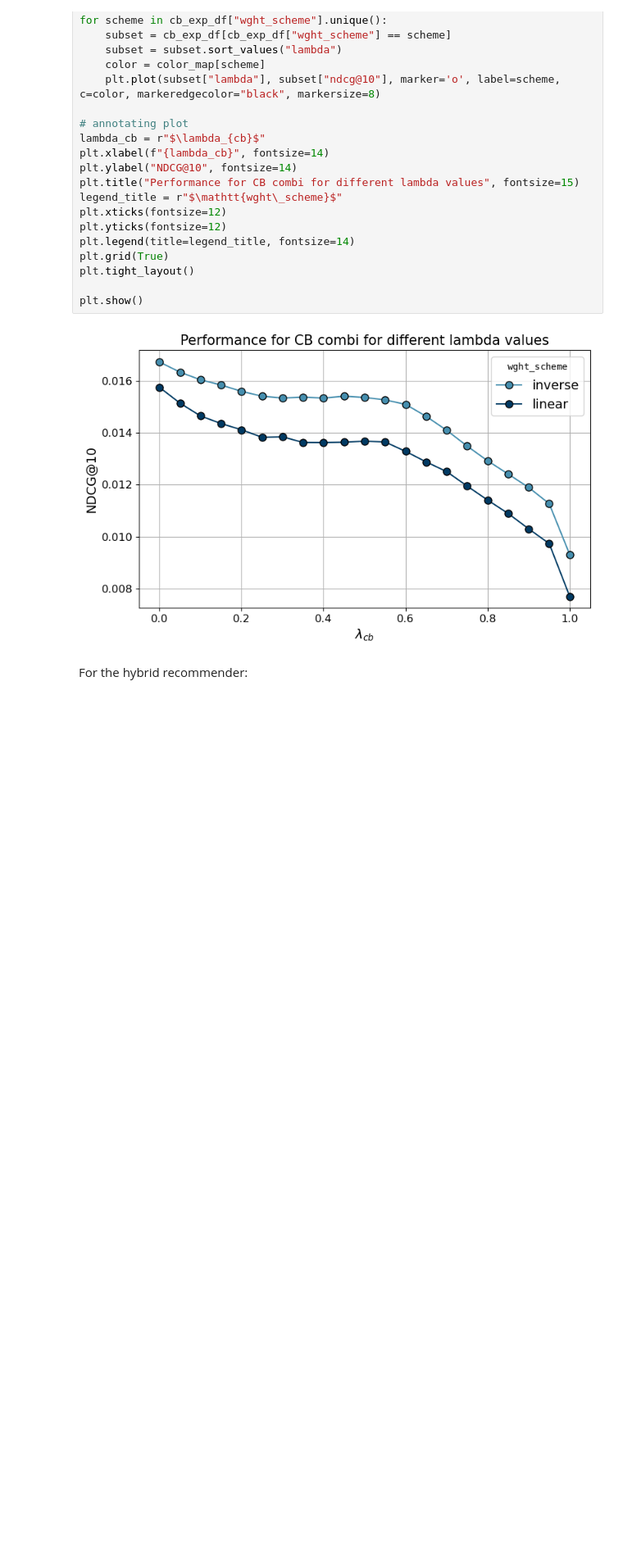
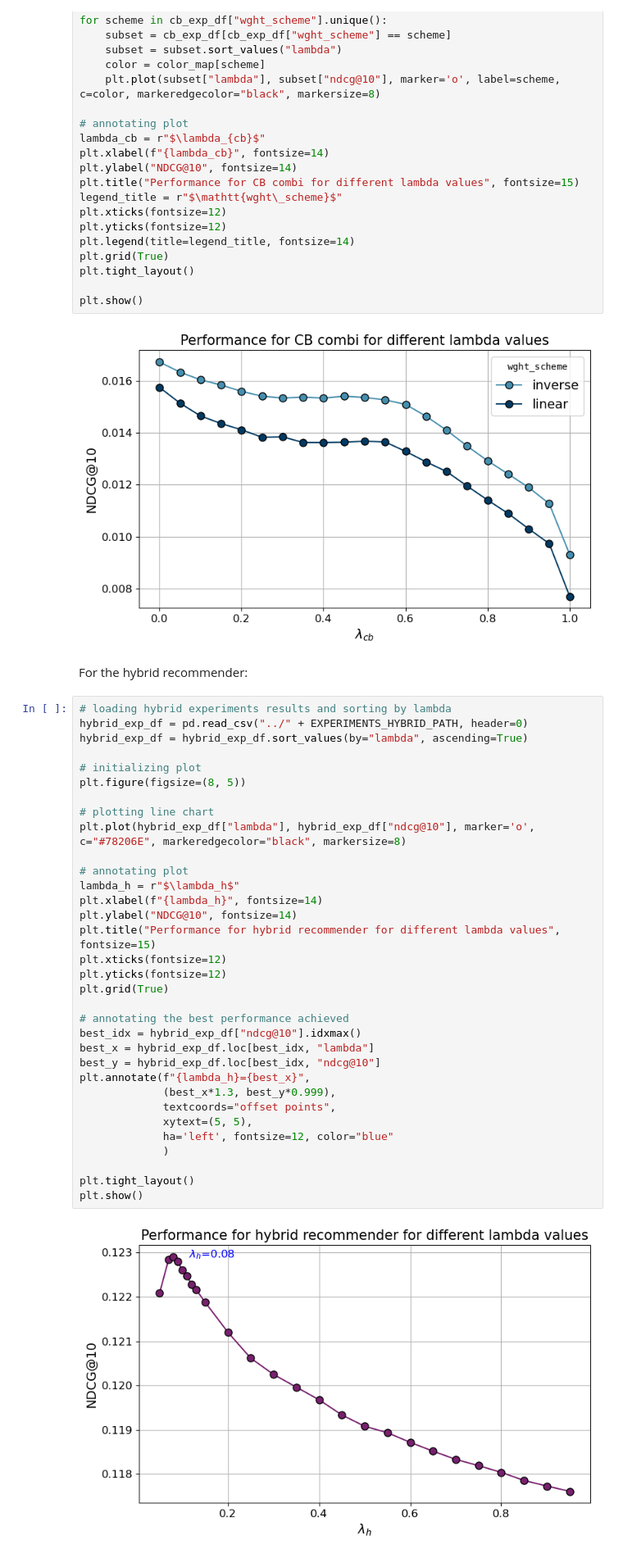
Before and after one commit to SebWae/dr-podcast-recsys-bsc-project, a Jupyter notebook: eda/experiments_viz.ipynb, the cells around one changed output. Shown at 82% size. Drawn from its saved outputs; the diff is of its cells as text; blank space fills up the shorter version.

Commit message:
viz for hybrid experiments

```diff
--- a/eda/experiments_viz.ipynb
+++ b/eda/experiments_viz.ipynb
@@ -117,3 +117,38 @@ plt.show()
 [figure]
 # %% [markdown]
 For the hybrid recommender:
+# %%
+# loading hybrid experiments results and sorting by lambda
+hybrid_exp_df = pd.read_csv("../" + EXPERIMENTS_HYBRID_PATH, header=0)
+hybrid_exp_df = hybrid_exp_df.sort_values(by="lambda", ascending=True)
+
+# initializing plot
+plt.figure(figsize=(8, 5))
+
+# plotting line chart
+plt.plot(hybrid_exp_df["lambda"], hybrid_exp_df["ndcg@10"], marker='o', c="#78206E", markeredgecolor="black", markersize=8)
+
+# annotating plot
+lambda_h = r"$\lambda_h$"
+plt.xlabel(f"{lambda_h}", fontsize=14)
+plt.ylabel("NDCG@10", fontsize=14)
+plt.title("Performance for hybrid recommender for different lambda values", fontsize=15)
+plt.xticks(fontsize=12)
+plt.yticks(fontsize=12)
+plt.grid(True)
+
+# annotating the best performance achieved
+best_idx = hybrid_exp_df["ndcg@10"].idxmax()
+best_x = hybrid_exp_df.loc[best_idx, "lambda"]
+best_y = hybrid_exp_df.loc[best_idx, "ndcg@10"]
+plt.annotate(f"{lambda_h}={best_x}",
+             (best_x*1.3, best_y*0.999),
+             textcoords="offset points",
+             xytext=(5, 5),
+             ha='left', fontsize=12, color="blue"
+             )
+
+plt.tight_layout()
+plt.show()
+# %% [output]
+[figure, added]
```
